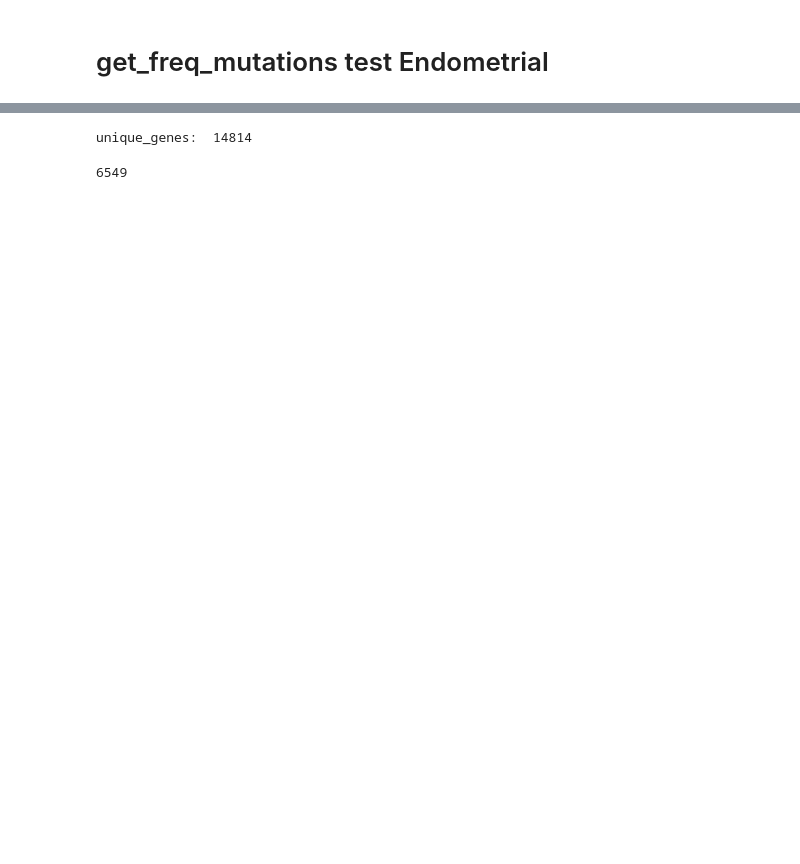
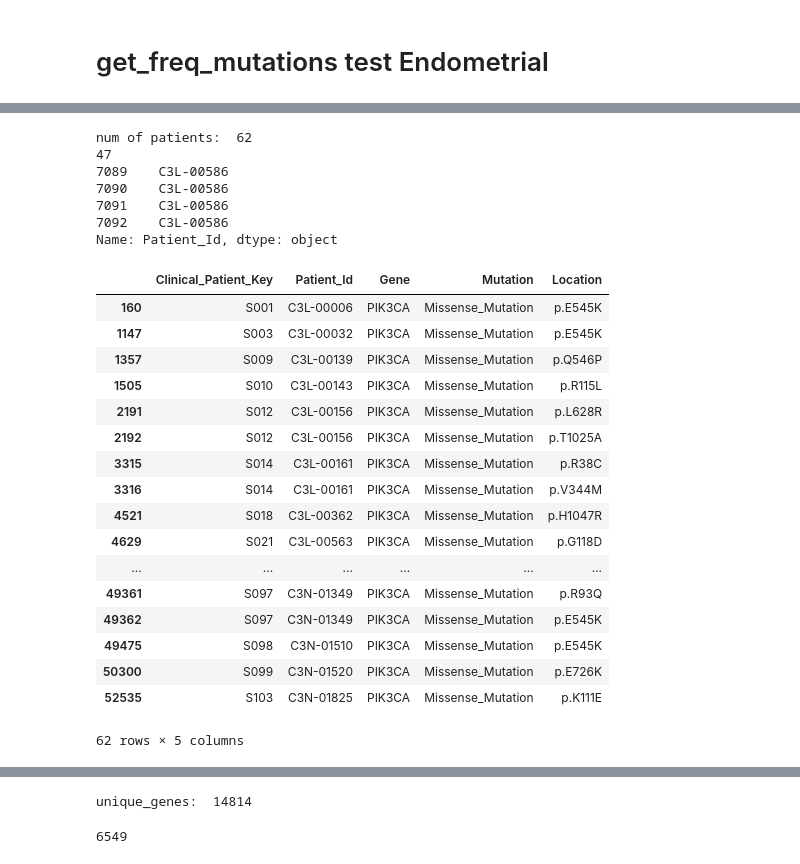
Before and after one commit to PayneLab/WhenMutationsMatter, a Jupyter notebook: Brittany/get_freq_mutations test Endometrial.ipynb, the cells around one changed output, grey strips where cells are left out. Drawn from its saved outputs; the diff is of its cells as text; code cells hidden in the pictures; blank space fills up the shorter version.

Commit message:
check for duplicate mutations in function freq_mut

```diff
--- a/Brittany/get_freq_mutations test Endometrial.ipynb
+++ b/Brittany/get_freq_mutations test Endometrial.ipynb
@@ -56,13 +150,14 @@ list1
 # %%
-# check genes in freq_mutated list
-gene = 'ARID1A'
-total_tumor_patients = 97
-cutoff = .1
+gene = 'PIK3CA'
+total_tumor_patients = 95.0
+cutoff = 0.25
 gene_mutated = somatic.loc[somatic['Gene'] == gene]
-num_gene_mutated = len(gene_mutated)
-print(num_gene_mutated, ' / ', total_tumor_patients, ' ', (num_gene_mutated / total_tumor_patients))
-if (num_gene_mutated / total_tumor_patients) > cutoff:
+patients_gene_mutated = len(gene_mutated['Patient_Id'].unique()) #series of patients with mutated gene
+
+print(patients_gene_mutated, ' / ', total_tumor_patients, ' ', (patients_gene_mutated / total_tumor_patients))
+if (num_gene_mutated / total_tumor_patients) > cutoff: #>24
     print('true')
 else:
     print('false')
+gene_mutated.head()
 # %% [output]
@@ -70,0 +172,40 @@ true
+# %%
+#check to see if mulitple mutations in one gene
+
+patients = gene_mutated['Patient_Id']#series of ids
+print('num of patients: ',len(patients))
+
+#check each patient counted once #fixme check omics_mutations?
+print(len(gene_mutated['Patient_Id'].value_counts())) #gives num rows for each patient, descending order
+
+
+new = patients[patients == 'C3L-00586'] #gets index for certain patient
+print(new)
+
+gene_mutated
+# %% [output]
+num of patients:  62
+47
+7089    C3L-00586
+7090    C3L-00586
+7091    C3L-00586
+7092    C3L-00586
+Name: Patient_Id, dtype: object
+|  | Clinical_Patient_Key | Patient_Id | Gene | Mutation | Location |
+| 160 | S001 | C3L-00006 | PIK3CA | Missense_Mutation | p.E545K |
+| 1147 | S003 | C3L-00032 | PIK3CA | Missense_Mutation | p.E545K |
+| 1357 | S009 | C3L-00139 | PIK3CA | Missense_Mutation | p.Q546P |
+| 1505 | S010 | C3L-00143 | PIK3CA | Missense_Mutation | p.R115L |
+| 2191 | S012 | C3L-00156 | PIK3CA | Missense_Mutation | p.L628R |
+| 2192 | S012 | C3L-00156 | PIK3CA | Missense_Mutation | p.T1025A |
+| 3315 | S014 | C3L-00161 | PIK3CA | Missense_Mutation | p.R38C |
+| 3316 | S014 | C3L-00161 | PIK3CA | Missense_Mutation | p.V344M |
+| 4521 | S018 | C3L-00362 | PIK3CA | Missense_Mutation | p.H1047R |
+| 4629 | S021 | C3L-00563 | PIK3CA | Missense_Mutation | p.G118D |
+| ... | ... | ... | ... | ... | ... |
+| 49361 | S097 | C3N-01349 | PIK3CA | Missense_Mutation | p.R93Q |
+| 49362 | S097 | C3N-01349 | PIK3CA | Missense_Mutation | p.E545K |
+| 49475 | S098 | C3N-01510 | PIK3CA | Missense_Mutation | p.E545K |
+| 50300 | S099 | C3N-01520 | PIK3CA | Missense_Mutation | p.E726K |
+| 52535 | S103 | C3N-01825 | PIK3CA | Missense_Mutation | p.K111E |
+62 rows × 5 columns
```
Also changed, not shown: parts of 22 cells of this notebook, 4 other files.
